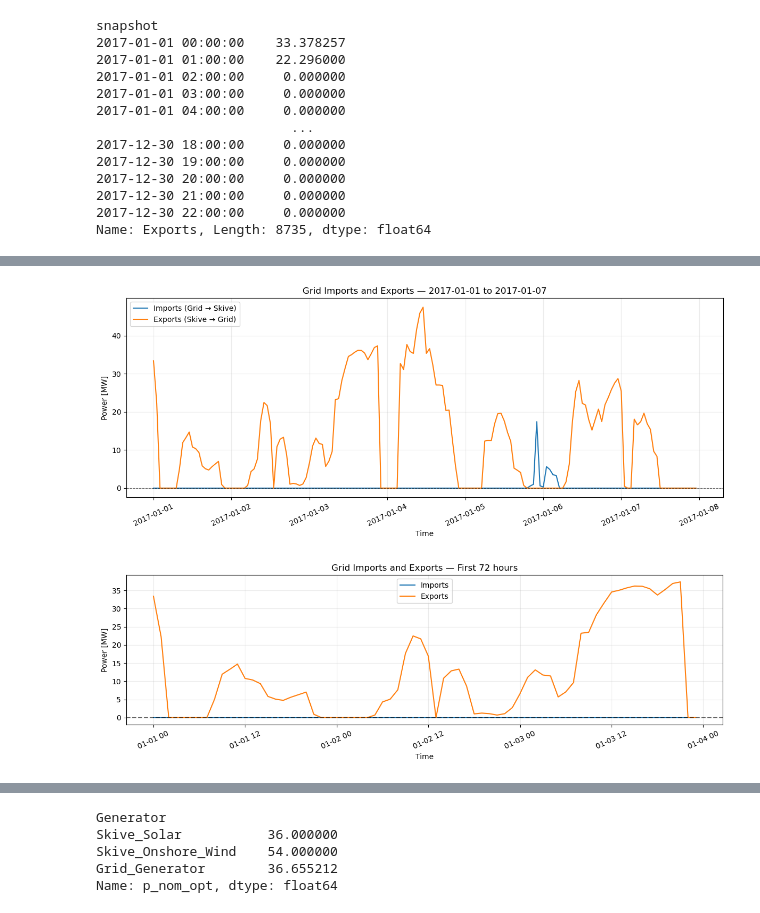
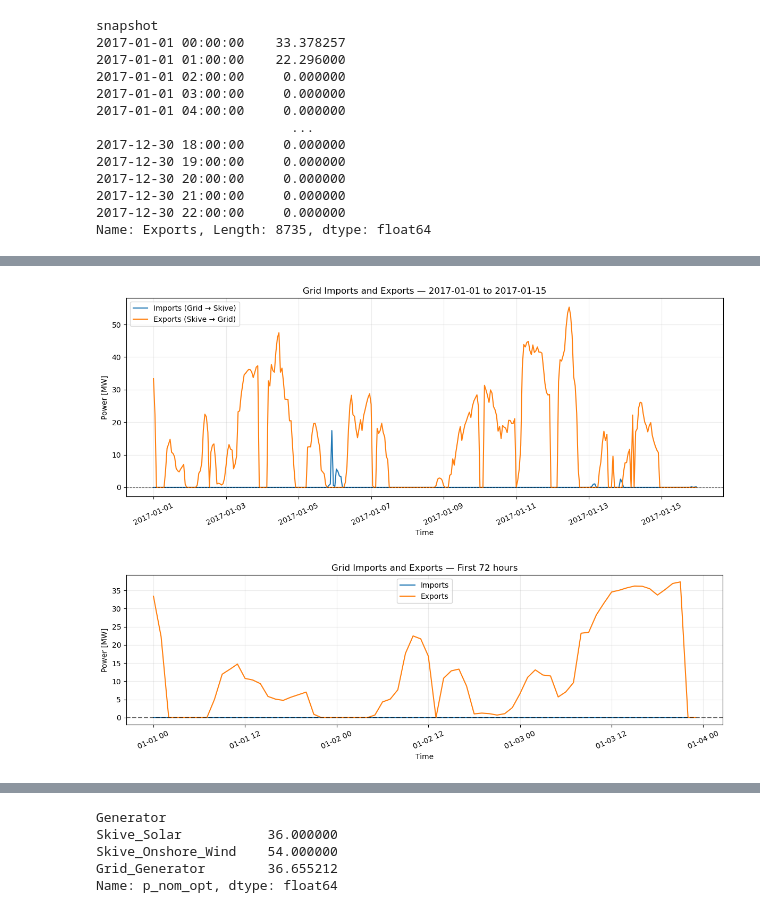
Before and after one commit to pulio12/Msc_Thesis_Greenlab_Skive, a Jupyter notebook: Test_file2.ipynb, the cells around one changed output, grey strips where cells are left out. Cells and saved outputs as stored; diff of their text form; code cells hidden in the pictures.

```diff
--- a/Test_file2.ipynb
+++ b/Test_file2.ipynb
@@ -475,45 +766,45 @@ Name: Exports, Length: 8735, dtype: float64
 import matplotlib.dates as mdates
 
 # align to network snapshots (fill missing with 0)
-imports = n.links_t.p0["Imports"].reindex(n.snapshots).fillna(0)
-exports = n.links_t.p0["Exports"].reindex(n.snapshots).fillna(0)
+imports = n.links_t.p0["Imports"].reindex(n.snapshots)
+exports = n.links_t.p0["Exports"].reindex(n.snapshots)
 
 # choose timeframe
 start_date = "2017-01-01"
-end_date   = "2017-01-07"
+end_date   = "2017-01-15"
 
 # full week plot
 fig, ax = plt.subplots(figsize=(12,5))
 ax.plot(imports.loc[start_date:end_date].index, imports.loc[start_date:end_date].values,
         label="Imports (Grid → Skive)", color="#1f77b4", linewidth=1.5)
 ax.plot(exports.loc[start_date:end_date].index, exports.loc[start_date:end_date].values,
         label="Exports (Skive → Grid)", color="#ff7f0e", linewidth=1.5)
 ax.axhline(0, color="k", linewidth=0.8, linestyle="--", alpha=0.6)
 ax.set_xlabel("Time")
 ax.set_ylabel("Power [MW]")
 ax.set_title(f"Grid Imports and Exports — {start_date} to {end_date}")
 ax.legend(loc="upper left")
 ax.xaxis.set_major_formatter(mdates.DateFormatter("%Y-%m-%d"))
 plt.xticks(rotation=25)
 plt.grid(alpha=0.25)
 plt.tight_layout()
 plt.show()
 
 # zoom: first 72 hours
 fig, ax = plt.subplots(figsize=(12,4))
 ax.plot(imports.iloc[0:24*3].index, imports.iloc[0:24*3].values, label="Imports", color="#1f77b4")
 ax.plot(exports.iloc[0:24*3].index, exports.iloc[0:24*3].values, label="Exports", color="#ff7f0e")
 ax.axhline(0, color="k", linestyle="--", alpha=0.6)
 ax.set_xlabel("Time")
 ax.set_ylabel("Power [MW]")
 ax.set_title("Grid Imports and Exports — First 72 hours")
 ax.legend()
 plt.xticks(rotation=25)
 plt.grid(alpha=0.25)
 plt.tight_layout()
 plt.show()
 # %% [output]
-[figure, old version]
+[figure, new version]
 [figure]
 # %%
 # ...existing code...
```
Also changed, not shown: parts of 26 cells of this notebook.
